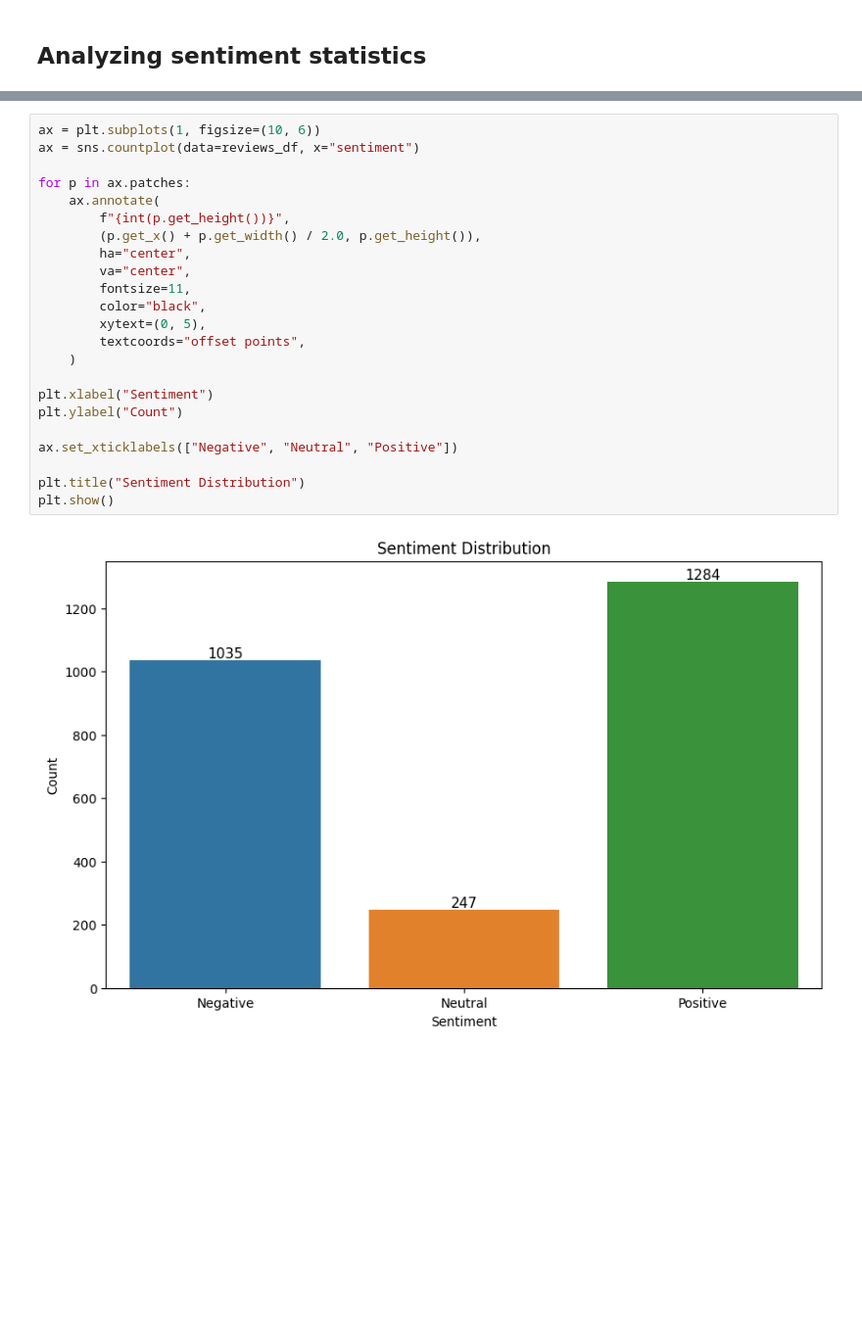
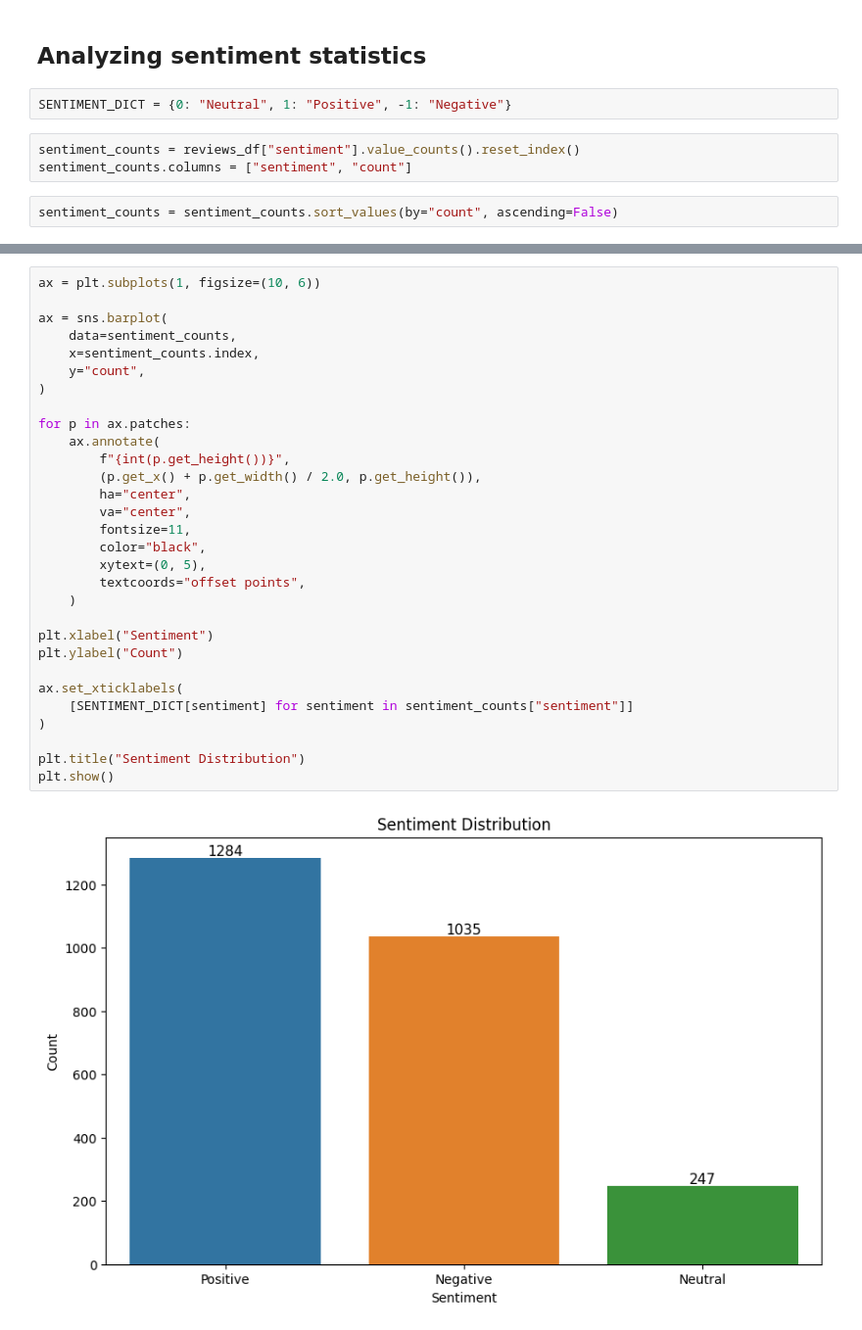
Before and after one commit to stevillis/glassdoor-reviews-analysis-nlp, a Jupyter notebook: data_analysis/data_analysis.ipynb, the cells around one changed output, grey strips where cells are left out. Shown at 98% size. Saved outputs shown, nothing was run; the diff lists cells and outputs as text; blank space fills up the shorter version.

Commit message:
feat: predicted sentiment report

```diff
--- a/data_analysis/data_analysis.ipynb
+++ b/data_analysis/data_analysis.ipynb
@@ -454,3 +454,10 @@ print_wordcloud(corpus, title="Avaliações neutras")
 [figure]
 # %% [markdown]
 ## Analyzing sentiment statistics
+# %%
+SENTIMENT_DICT = {0: "Neutral", 1: "Positive", -1: "Negative"}
+# %%
+sentiment_counts = reviews_df["sentiment"].value_counts().reset_index()
+sentiment_counts.columns = ["sentiment", "count"]
+# %%
+sentiment_counts = sentiment_counts.sort_values(by="count", ascending=False)
@@ -457,25 +471,32 @@ print_wordcloud(corpus, title="Avaliações neutras")
 # %%
 ax = plt.subplots(1, figsize=(10, 6))
-ax = sns.countplot(data=reviews_df, x="sentiment")
+
+ax = sns.barplot(
+    data=sentiment_counts,
+    x=sentiment_counts.index,
+    y="count",
+)
 
 for p in ax.patches:
     ax.annotate(
         f"{int(p.get_height())}",
         (p.get_x() + p.get_width() / 2.0, p.get_height()),
         ha="center",
         va="center",
         fontsize=11,
         color="black",
         xytext=(0, 5),
         textcoords="offset points",
     )
 
 plt.xlabel("Sentiment")
 plt.ylabel("Count")
 
-ax.set_xticklabels(["Negative", "Neutral", "Positive"])
+ax.set_xticklabels(
+    [SENTIMENT_DICT[sentiment] for sentiment in sentiment_counts["sentiment"]]
+)
 
 plt.title("Sentiment Distribution")
 plt.show()
 # %% [output]
-[figure, old version]
+[figure, new version]
```
Also changed, not shown: parts of 1 cell of this notebook, 2 other files.
